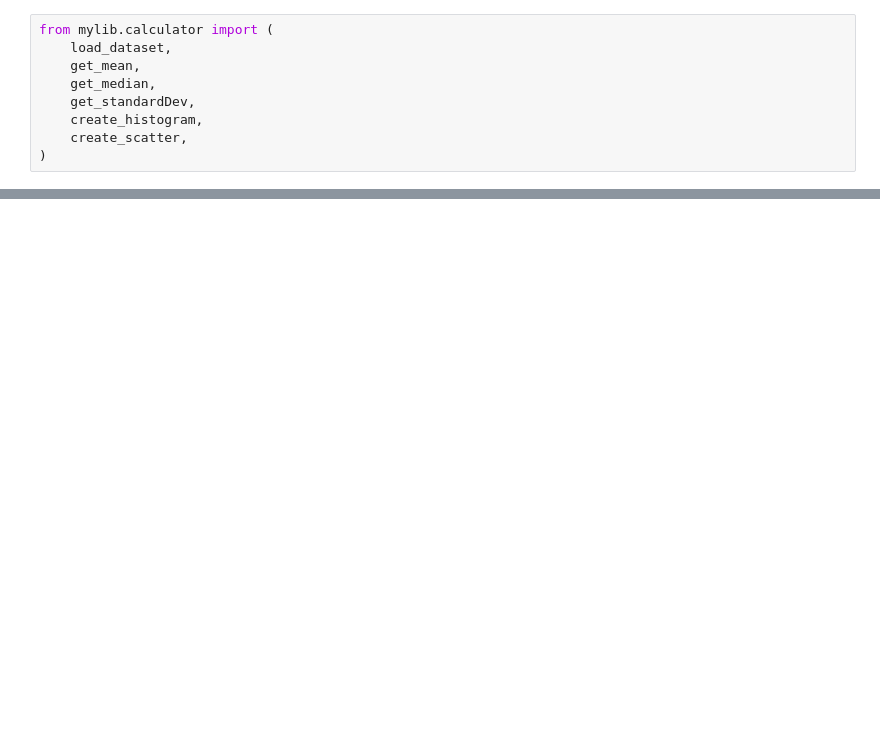
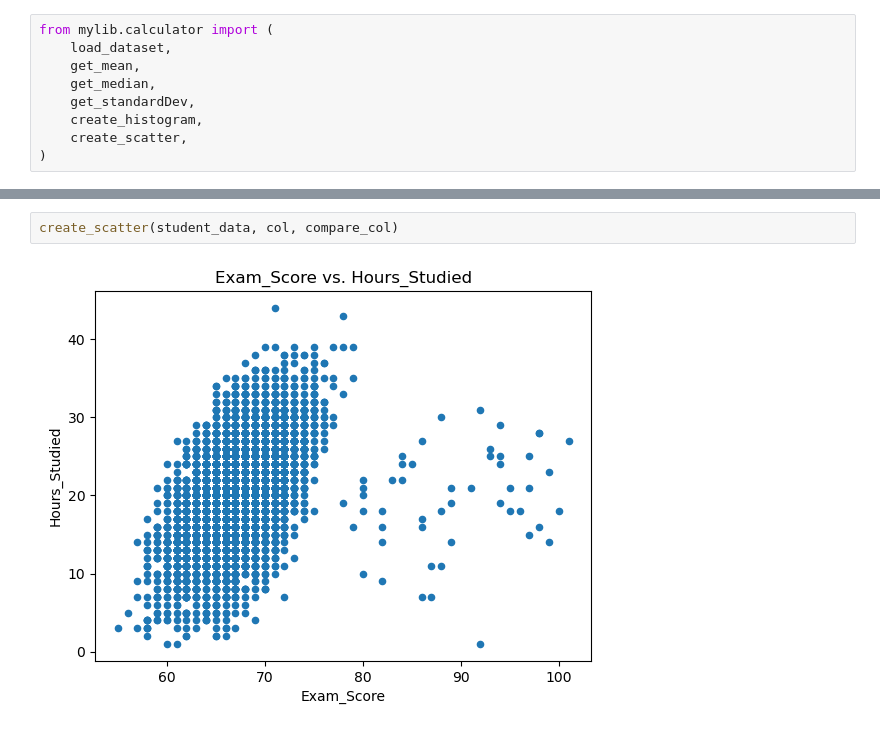
Before and after one commit to khaeuss808/Kayla_Haeussler_Individual_Project_1, a Jupyter notebook: main.ipynb, the cells around one changed output, grey strips where cells are left out. Saved outputs shown, nothing was run; the diff lists cells and outputs as text; blank space fills up the shorter version.

```diff
--- a/main.ipynb
+++ b/main.ipynb
@@ -19,0 +47,4 @@ data.head()
+# %%
+create_scatter(student_data, col, compare_col)
+# %% [output]
+[figure, added]
```
Also changed, not shown: parts of 9 cells of this notebook.
